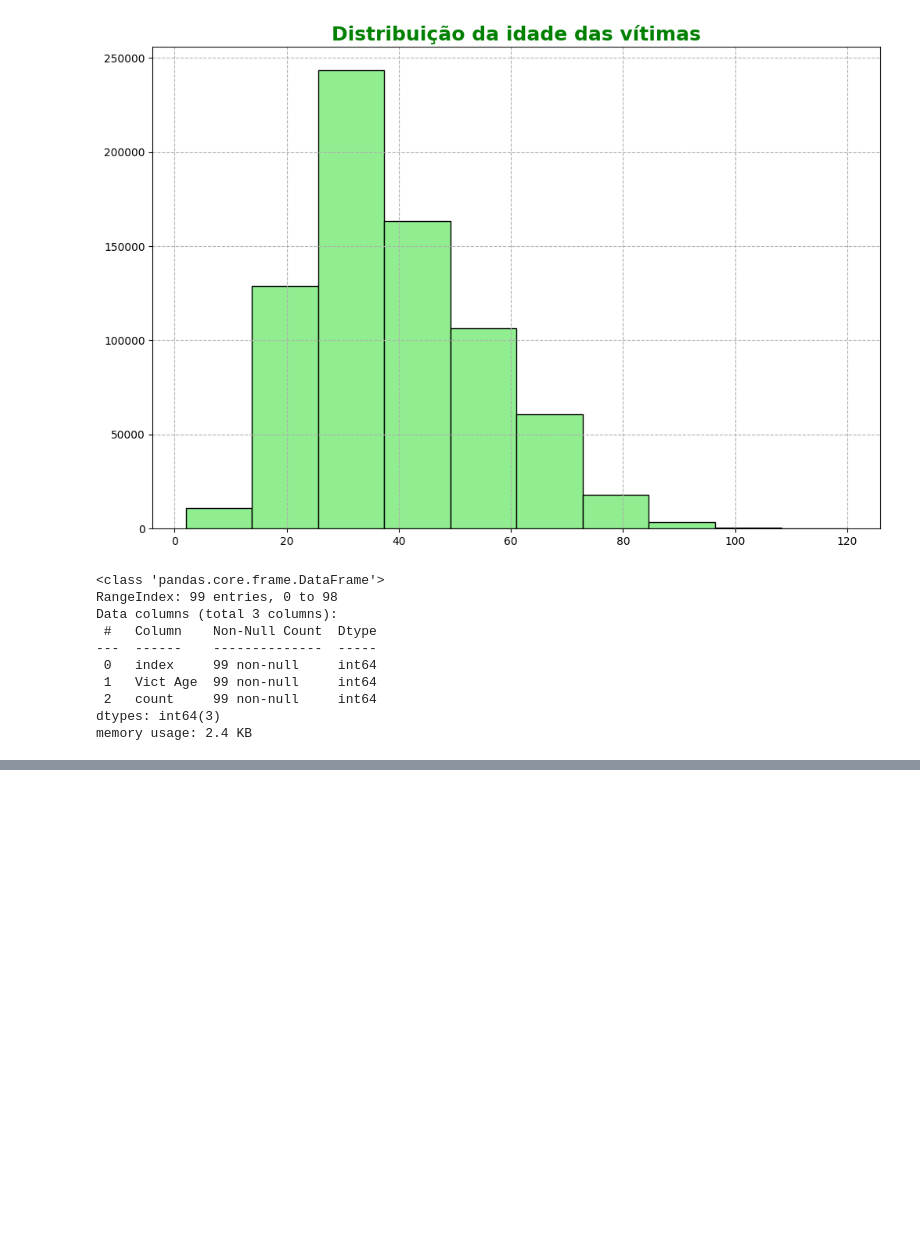
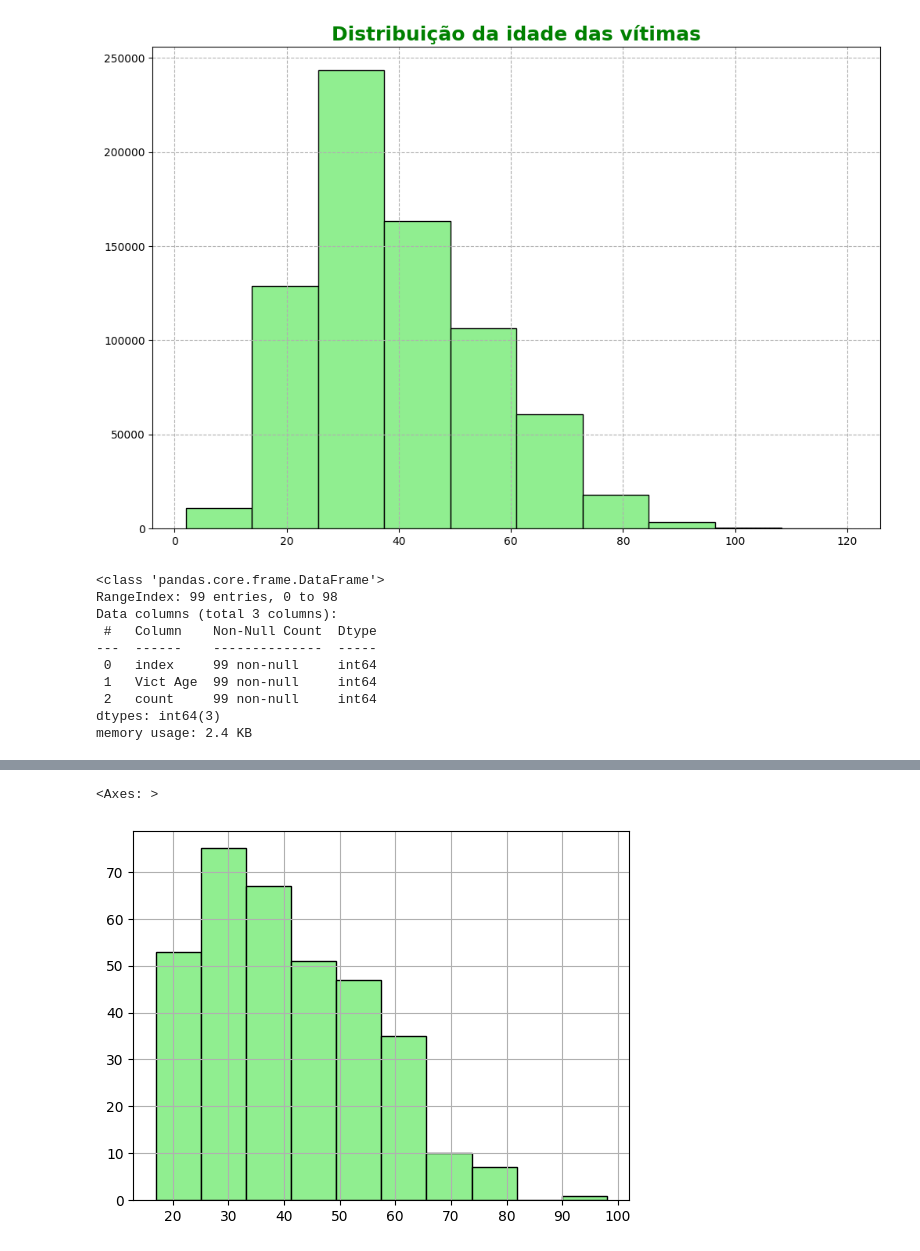
Before and after one commit to lucassilva-aiengineer/Seguranca-Publica-Los-Angeles, a Jupyter notebook: notebooks/main.ipynb, the cells around one changed output, grey strips where cells are left out. Saved outputs shown, nothing was run; the diff lists cells and outputs as text; code cells hidden in the pictures; blank space fills up the shorter version.

```diff
--- a/notebooks/main.ipynb
+++ b/notebooks/main.ipynb
@@ -267,3 +264,7 @@ Data columns (total 3 columns):
  2   count     99 non-null     int64
 dtypes: int64(3)
 memory usage: 2.4 KB
+# %%
+# A distribuição das idades das pessoas que sofrem o crime mais cometido
+
+idades_filtradas_a = df[(df["Vict Age"] >= 0) & (df["Vict Age"] < 130)]
@@ -269,0 +287,2 @@ memory usage: 2.4 KB
+# %%
+roubo_de_carros = idades_filtradas_a[idades_filtradas_a["Crm Cd"] == 510]
@@ -269,0 +305,8 @@ memory usage: 2.4 KB
+# %%
+roubo_de_carros["Vict Age"].hist(
+    color= "lightgreen",
+    edgecolor= "black"
+)
+# %% [output]
+<Axes: >
+[figure, added]
```
Also changed, not shown: parts of 3 cells of this notebook.
